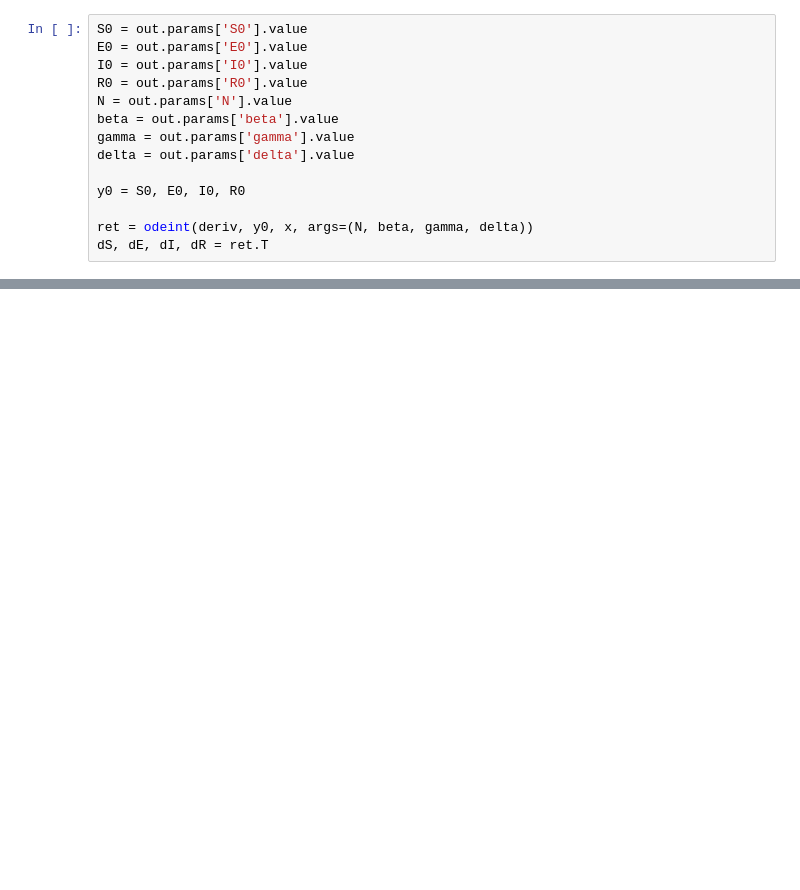
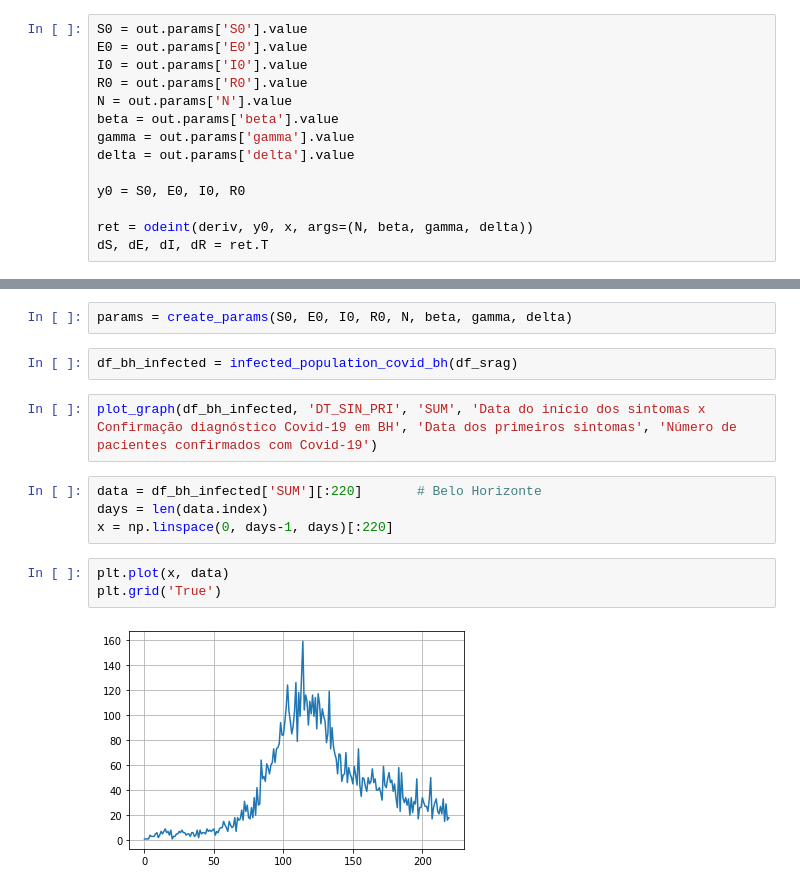
Before and after one commit to raydangaspar/tcc_covid-19, a Jupyter notebook: tcc.ipynb, the cells around one changed output, grey strips where cells are left out. Saved outputs shown, nothing was run; the diff lists cells and outputs as text; blank space fills up the shorter version.

```diff
--- a/tcc.ipynb
+++ b/tcc.ipynb
@@ -162,0 +179,15 @@ plt.grid('True')
+# %%
+params = create_params(S0, E0, I0, R0, N, beta, gamma, delta)
+# %%
+df_bh_infected = infected_population_covid_bh(df_srag)
+# %%
+plot_graph(df_bh_infected, 'DT_SIN_PRI', 'SUM', 'Data do início dos sintomas x Confirmação diagnóstico Covid-19 em BH', 'Data dos primeiros sintomas', 'Número de pacientes confirmados com Covid-19')
+# %%
+data = df_bh_infected['SUM'][:220]       # Belo Horizonte
+days = len(data.index)
+x = np.linspace(0, days-1, days)[:220]
+# %%
+plt.plot(x, data)
+plt.grid('True')
+# %% [output]
+[figure, added]
```
Also changed, not shown: parts of 20 cells of this notebook, 10 other files.
